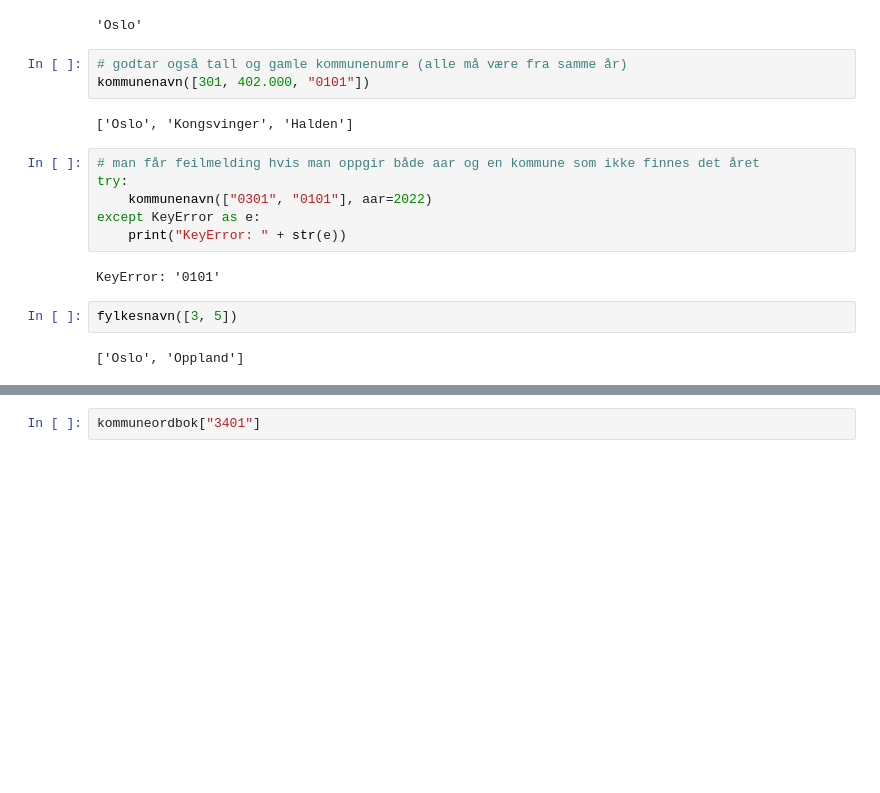
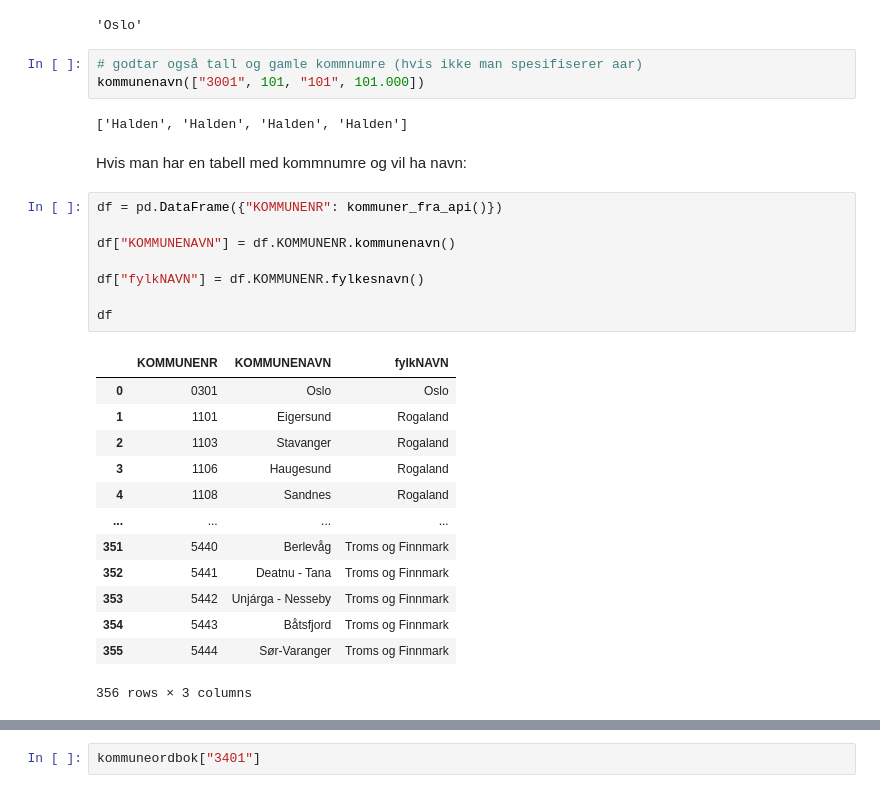
Before and after one commit to statisticsnorway/kommfylk, a Jupyter notebook: eksempler/bruk.ipynb, the cells around one changed output, grey strips where cells are left out. Saved outputs shown, nothing was run; the diff lists cells and outputs as text; blank space fills up the shorter version.

```diff
--- a/eksempler/bruk.ipynb
+++ b/eksempler/bruk.ipynb
@@ -66,20 +81,32 @@ fylker_fra_api(navn=True)
 kommunenavn("0301")
 # %% [output]
 'Oslo'
-# %%
-# godtar også tall og gamle kommunenumre (alle må være fra samme år)
-kommunenavn([301, 402.000, "0101"])
-# %% [output]
-['Oslo', 'Kongsvinger', 'Halden']
-# %%
-# man får feilmelding hvis man oppgir både aar og en kommune som ikke finnes det året
-try:
-    kommunenavn(["0301", "0101"], aar=2022)
-except KeyError as e:
-    print("KeyError: " + str(e))
-# %% [output]
-KeyError: '0101'
-# %%
-fylkesnavn([3, 5])
-# %% [output]
-['Oslo', 'Oppland']
+# %%
+# godtar også tall og gamle kommnumre (hvis ikke man spesifiserer aar)
+kommunenavn(["3001", 101, "101", 101.000])
+# %% [output]
+['Halden', 'Halden', 'Halden', 'Halden']
+# %% [markdown]
+Hvis man har en tabell med kommnumre og vil ha navn:
+# %%
+df = pd.DataFrame({"KOMMUNENR": kommuner_fra_api()})
+
+df["KOMMUNENAVN"] = df.KOMMUNENR.kommunenavn()
+
+df["fylkNAVN"] = df.KOMMUNENR.fylkesnavn()
+
+df
+# %% [output]
+|  | KOMMUNENR | KOMMUNENAVN | fylkNAVN |
+| 0 | 0301 | Oslo | Oslo |
+| 1 | 1101 | Eigersund | Rogaland |
+| 2 | 1103 | Stavanger | Rogaland |
+| 3 | 1106 | Haugesund | Rogaland |
+| 4 | 1108 | Sandnes | Rogaland |
+| ... | ... | ... | ... |
+| 351 | 5440 | Berlevåg | Troms og Finnmark |
+| 352 | 5441 | Deatnu - Tana | Troms og Finnmark |
+| 353 | 5442 | Unjárga - Nesseby | Troms og Finnmark |
+| 354 | 5443 | Båtsfjord | Troms og Finnmark |
+| 355 | 5444 | Sør-Varanger | Troms og Finnmark |
+356 rows × 3 columns
```
Also changed, not shown: parts of 20 cells of this notebook, 2 other files.
